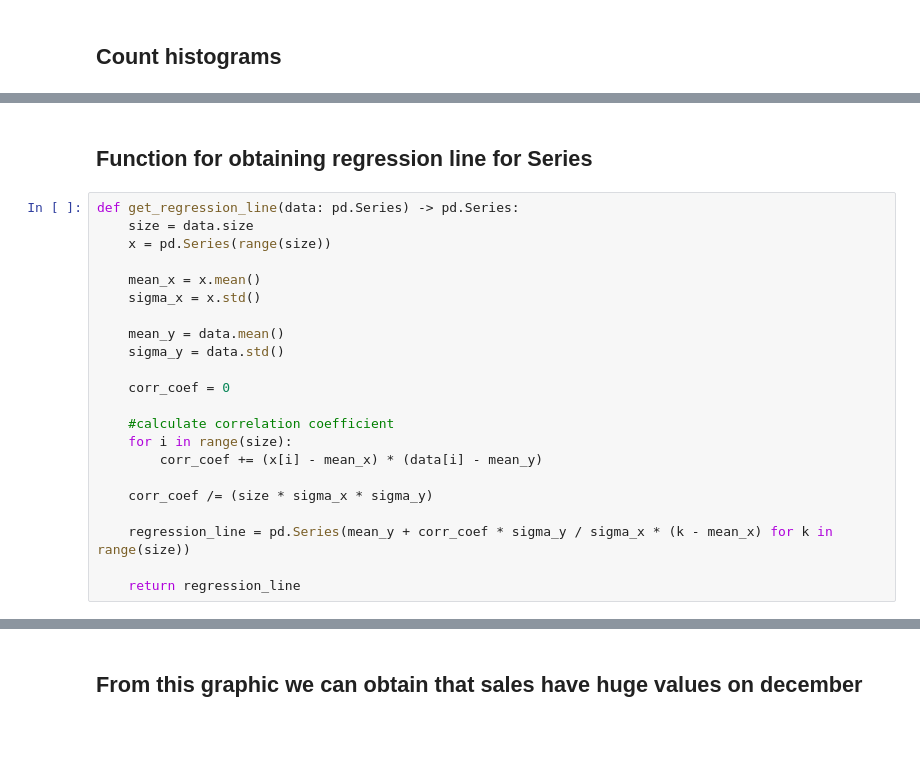
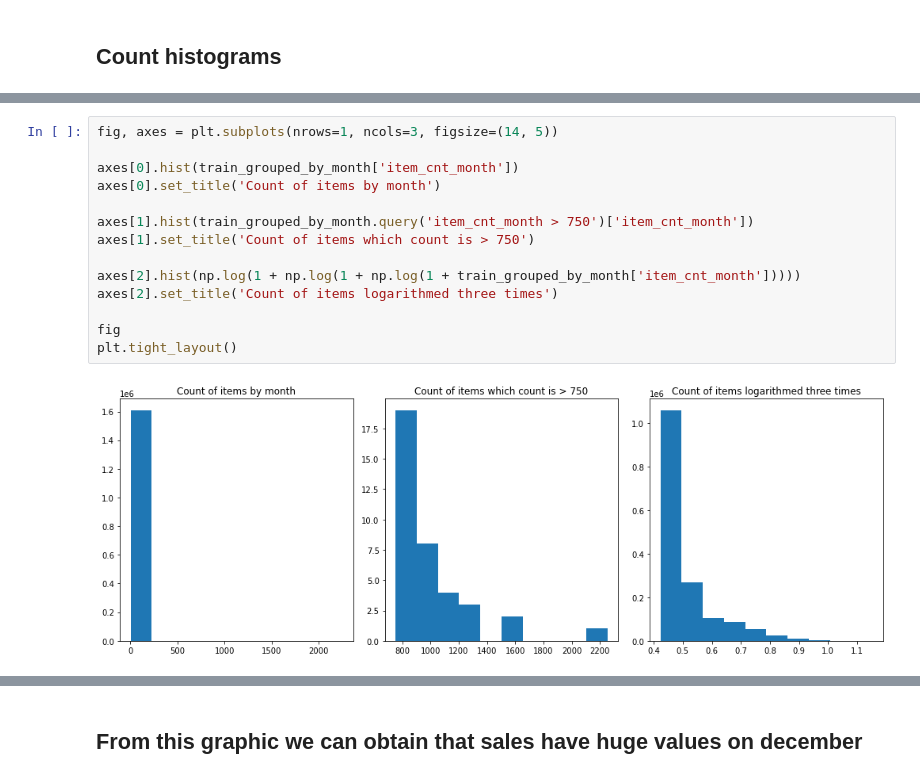
Before and after one commit to Evgeniy-2000/ML_practice_project, a Jupyter notebook: Main.ipynb, the cells around one changed output, grey strips where cells are left out. Cells and saved outputs as stored; diff of their text form; blank space fills up the shorter version.

```diff
--- a/Main.ipynb
+++ b/Main.ipynb
@@ -179,24 +152,16 @@ plt.tight_layout()
-# %% [markdown]
-## Function for obtaining regression line for Series
-# %%
-def get_regression_line(data: pd.Series) -> pd.Series:
-    size = data.size
-    x = pd.Series(range(size))
-
-    mean_x = x.mean()
-    sigma_x = x.std()
-
-    mean_y = data.mean()
-    sigma_y = data.std()
-
-    corr_coef = 0
-
-    #calculate correlation coefficient
-    for i in range(size):
-        corr_coef += (x[i] - mean_x) * (data[i] - mean_y)
-
-    corr_coef /= (size * sigma_x * sigma_y)
-
-    regression_line = pd.Series(mean_y + corr_coef * sigma_y / sigma_x * (k - mean_x) for k in range(size))
-
-    return regression_line
+# %%
+fig, axes = plt.subplots(nrows=1, ncols=3, figsize=(14, 5))
+
+axes[0].hist(train_grouped_by_month['item_cnt_month'])
+axes[0].set_title('Count of items by month')
+
+axes[1].hist(train_grouped_by_month.query('item_cnt_month > 750')['item_cnt_month'])
+axes[1].set_title('Count of items which count is > 750')
+
+axes[2].hist(np.log(1 + np.log(1 + np.log(1 + train_grouped_by_month['item_cnt_month']))))
+axes[2].set_title('Count of items logarithmed three times')
+
+fig
+plt.tight_layout()
+# %% [output]
+[figure, added]
```
Also changed, not shown: parts of 52 cells of this notebook.
